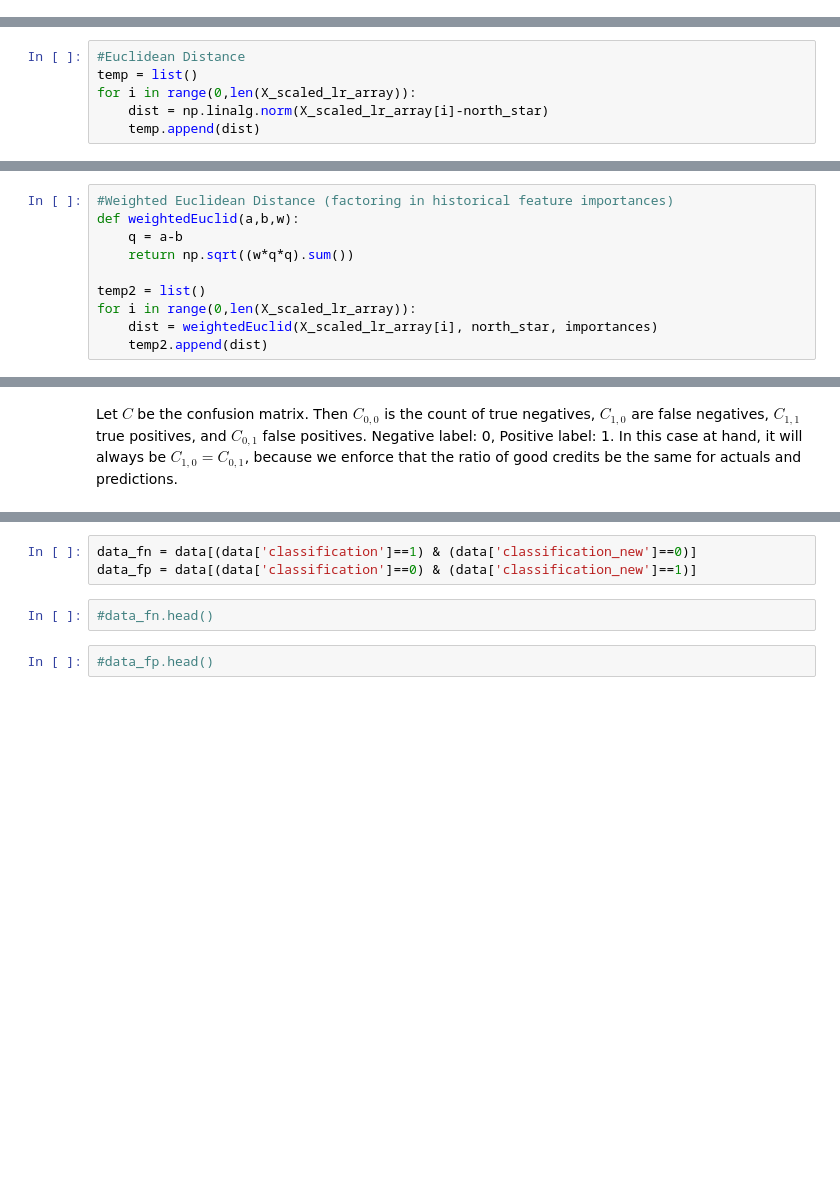
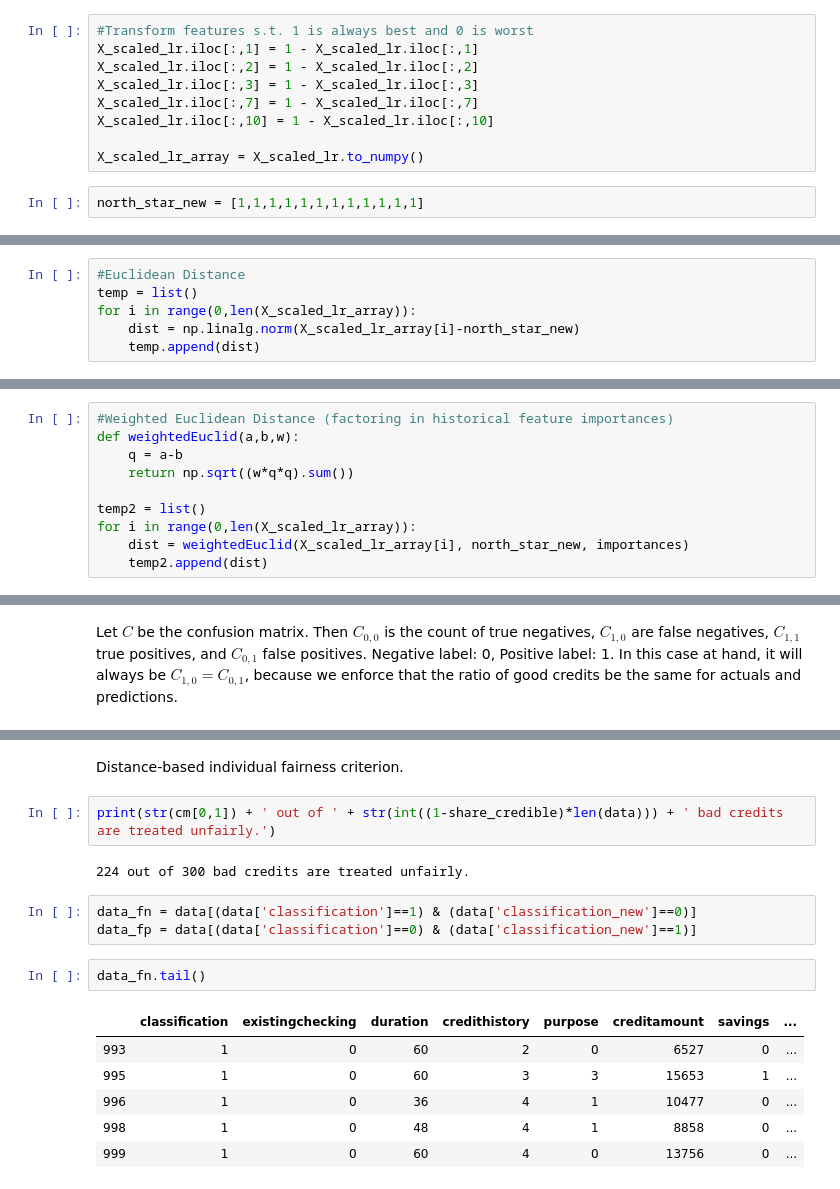
Before and after one commit to jakobschoeffer/fair-ranking, a Jupyter notebook: scripts/german_credit.ipynb, the cells around one changed output, grey strips where cells are left out. Cells and saved outputs as stored; diff of their text form; blank space fills up the shorter version.

Commit message:
fairness evaluation of German Credit data

```diff
--- a/scripts/german_credit.ipynb
+++ b/scripts/german_credit.ipynb
@@ -212,13 +216,24 @@ If we use the best observed, then we assume that unseen observations are not "be
 If we use the best theoretically attainable value, then first, it's hard to determine that in some cases, and second, how do we make sure the distances are not exploding?
 # %%
 north_star = [1,0,0,0,1,1,1,0,1,1,0,1]
+# %%
+#Transform features s.t. 1 is always best and 0 is worst
+X_scaled_lr.iloc[:,1] = 1 - X_scaled_lr.iloc[:,1]
+X_scaled_lr.iloc[:,2] = 1 - X_scaled_lr.iloc[:,2]
+X_scaled_lr.iloc[:,3] = 1 - X_scaled_lr.iloc[:,3]
+X_scaled_lr.iloc[:,7] = 1 - X_scaled_lr.iloc[:,7]
+X_scaled_lr.iloc[:,10] = 1 - X_scaled_lr.iloc[:,10]
+
+X_scaled_lr_array = X_scaled_lr.to_numpy()
+# %%
+north_star_new = [1,1,1,1,1,1,1,1,1,1,1,1]
 # %% [markdown]
 ### Compute Distances to North Star
 # %%
 #Euclidean Distance
 temp = list()
 for i in range(0,len(X_scaled_lr_array)):
-    dist = np.linalg.norm(X_scaled_lr_array[i]-north_star)
+    dist = np.linalg.norm(X_scaled_lr_array[i]-north_star_new)
     temp.append(dist)
 # %% [markdown]
 Define weighted Euclidean distance as $\sqrt{\sum_{i=1}^n w_i (a_i-b_i)^2}$, where $w$ is the feature importance vector obtained from historical decisions.
@@ -230,7 +245,7 @@ def weightedEuclid(a,b,w):
 
 temp2 = list()
 for i in range(0,len(X_scaled_lr_array)):
-    dist = weightedEuclid(X_scaled_lr_array[i], north_star, importances)
+    dist = weightedEuclid(X_scaled_lr_array[i], north_star_new, importances)
     temp2.append(dist)
 # %%
 data['distance'] = temp2
@@ -292,7 +309,18 @@ array([[ 76, 224],
+# %% [markdown]
+Distance-based individual fairness criterion.
+# %%
+print(str(cm[0,1]) + ' out of ' + str(int((1-share_credible)*len(data))) + ' bad credits are treated unfairly.')
+# %% [output]
+224 out of 300 bad credits are treated unfairly.
 # %%
 data_fn = data[(data['classification']==1) & (data['classification_new']==0)]
 data_fp = data[(data['classification']==0) & (data['classification_new']==1)]
-# %%
-#data_fn.head()
-# %%
-#data_fp.head()
+# %%
+data_fn.tail()
+# %% [output]
+|  | classification | existingchecking | duration | credithistory | purpose | creditamount | savings | ... |
+| 993 | 1 | 0 | 60 | 2 | 0 | 6527 | 0 | ... |
+| 995 | 1 | 0 | 60 | 3 | 3 | 15653 | 1 | ... |
+| 996 | 1 | 0 | 36 | 4 | 1 | 10477 | 0 | ... |
+| 998 | 1 | 0 | 48 | 4 | 1 | 8858 | 0 | ... |
+| 999 | 1 | 0 | 60 | 4 | 0 | 13756 | 0 | ... |
```
Also changed, not shown: parts of 21 cells of this notebook.
